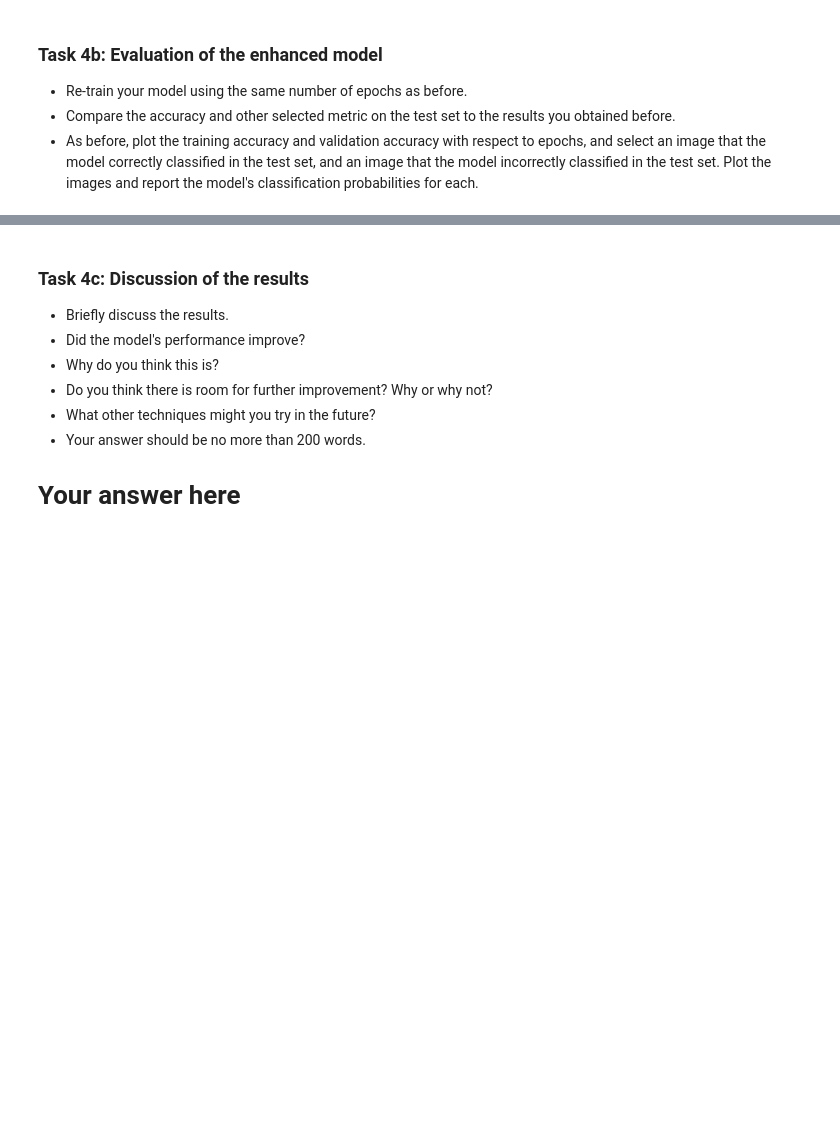
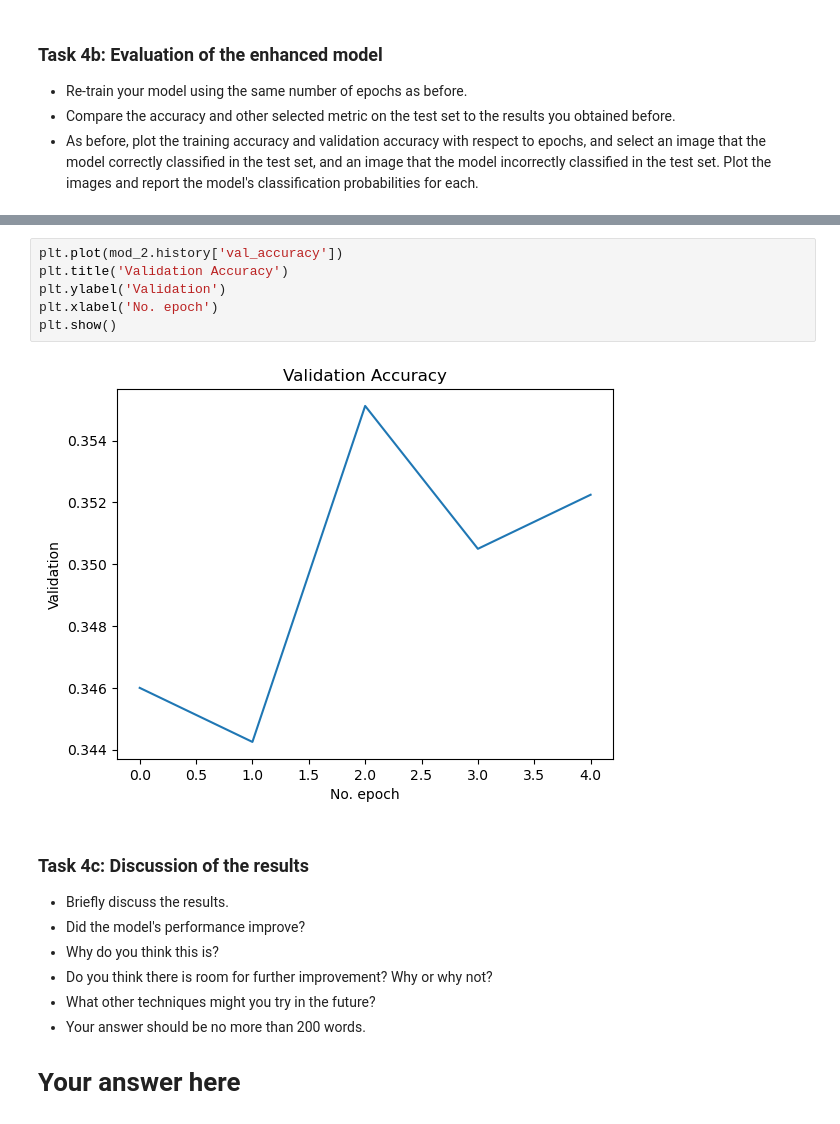
Before and after one commit to klin093/deep_learning, a Jupyter notebook: 02_activities/assignments/assignment_1.ipynb, the cells around one changed output, grey strips where cells are left out. Drawn from its saved outputs; the diff is of its cells as text; blank space fills up the shorter version.

```diff
--- a/02_activities/assignments/assignment_1.ipynb
+++ b/02_activities/assignments/assignment_1.ipynb
@@ -294,3 +362,11 @@ The graphs make sense as the more passthroughs, the more the model can learn - i
+# %%
+plt.plot(mod_2.history['val_accuracy'])
+plt.title('Validation Accuracy')
+plt.ylabel('Validation')
+plt.xlabel('No. epoch')
+plt.show()
+# %% [output]
+[figure, added]
 # %% [markdown]
 ### Task 4c: Discussion of the results
 
```
Also changed, not shown: parts of 12 cells of this notebook.
